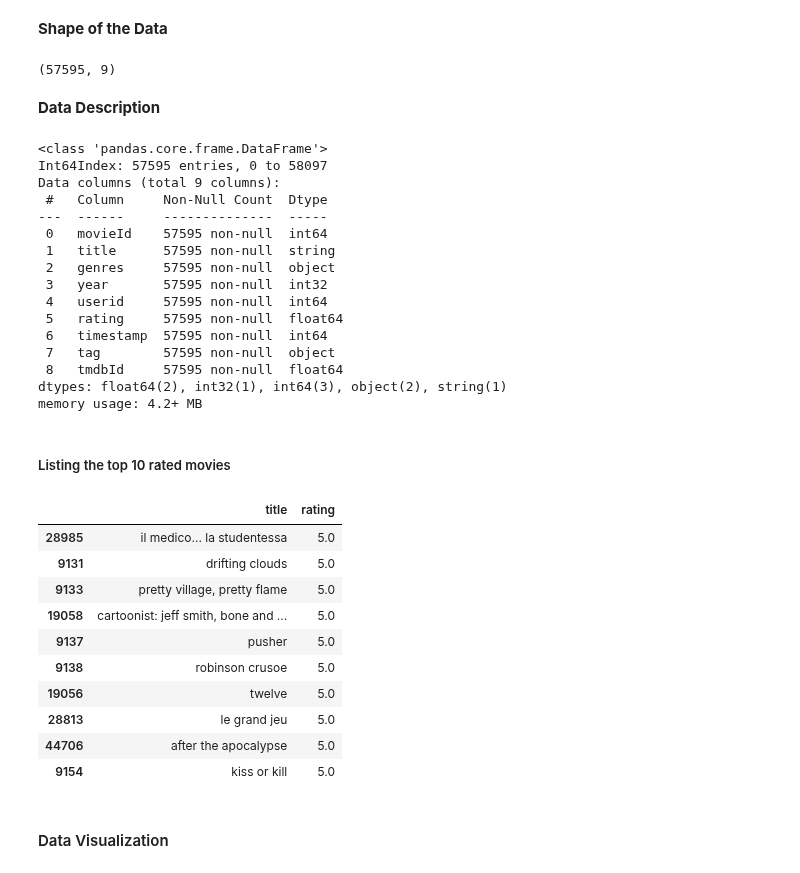
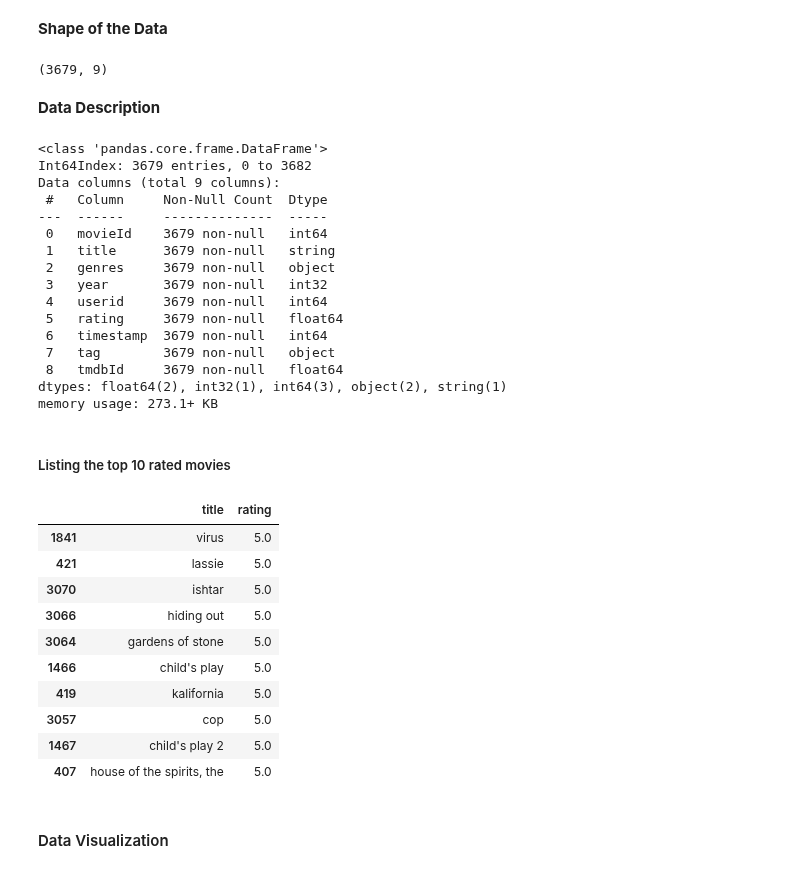
Before and after one commit to sunil3092/DBSEdu, a Jupyter notebook: Sem 2/Recommender System/CA/CA_Sunil_Gauda_10595858.ipynb, the cells around one changed output. Saved outputs shown, nothing was run; the diff lists cells and outputs as text; code cells hidden in the pictures.

```diff
--- a/Sem 2/Recommender System/CA/CA_Sunil_Gauda_10595858.ipynb
+++ b/Sem 2/Recommender System/CA/CA_Sunil_Gauda_10595858.ipynb
@@ -45,7 +45,7 @@ Use the following link for smaller data set as the large dataset can fail on cal
 * **update the path of the data**
 * **use_large** should be **False**
 # %%
-use_large = True
+use_large = False
 if use_large:
     movies = pd.read_csv("../../../../DataSets/ml-latest/movies.csv")
     ratings = pd.read_csv("../../../../DataSets/ml-latest/ratings.csv")
@@ -90,18 +90,18 @@ movies.head()
 Final Data Frame contains all the data required for exploratory analysis of the data and visualise the data using various techniques.
 # %%
 # Preparing the Data frame by combining all necessary columns from other dataframes
-final_df = movies
-final_df["userid"] = ratings["userId"]
-final_df["rating"] = ratings["rating"]
-final_df["timestamp"] = ratings["timestamp"]
-final_df["tag"] = tags["tag"]
-final_df["tmdbId"] = links["tmdbId"]
+movies_final_df = movies
+movies_final_df["userid"] = ratings["userId"]
+movies_final_df["rating"] = ratings["rating"]
+movies_final_df["timestamp"] = ratings["timestamp"]
+movies_final_df["tag"] = tags["tag"]
+movies_final_df["tmdbId"] = links["tmdbId"]
 # %% [markdown]
 ##### Dropping the NA columns
 As we have a huge amount of data, and the NA counts for tags only, that is also few hundread of the entire dataset we can get rid of NA rows.
 # %%
-final_df.dropna(inplace=True)
-final_df.isna().sum()
+movies_final_df.dropna(inplace=True)
+movies_final_df.isna().sum()
 # %% [output]
 movieId      0
 title        0
@@ -129,46 +129,47 @@ final_df.head()
 # %% [markdown]
 **Shape of the Data**
 # %%
-final_df.shape
+movies_final_df.shape
 # %% [output]
-(57595, 9)
+(3679, 9)
 # %% [markdown]
 **Data Description**
 # %%
-final_df.info();
+movies_final_df.info()
 # %% [output]
 <class 'pandas.core.frame.DataFrame'>
-Int64Index: 57595 entries, 0 to 58097
+Int64Index: 3679 entries, 0 to 3682
 Data columns (total 9 columns):
  #   Column     Non-Null Count  Dtype
 ---  ------     --------------  -----
- 0   movieId    57595 non-null  int64
- 1   title      57595 non-null  string
- 2   genres     57595 non-null  object
- 3   year       57595 non-null  int32
- 4   userid     57595 non-null  int64
- 5   rating     57595 non-null  float64
- 6   timestamp  57595 non-null  int64
- 7   tag        57595 non-null  object
- 8   tmdbId     57595 non-null  float64
+ 0   movieId    3679 non-null   int64
+ 1   title      3679 non-null   string
+ 2   genres     3679 non-null   object
+ 3   year       3679 non-null   int32
+ 4   userid     3679 non-null   int64
+ 5   rating     3679 non-null   float64
+ 6   timestamp  3679 non-null   int64
+ 7   tag        3679 non-null   object
+ 8   tmdbId     3679 non-null   float64
 dtypes: float64(2), int32(1), int64(3), object(2), string(1)
-memory usage: 4.2+ MB
+memory usage: 273.1+ KB
 # %% [markdown]
 ##### Listing the top 10 rated movies
 # %%
-final_df[['title', 'rating']].sort_values('rating', ascending=False).head(10)
+movies_final_df[['title', 'rating']].sort_values(
+    'rating', ascending=False).head(10)
 # %% [output]
 |  | title | rating |
-| 28985 | il medico... la studentessa | 5.0 |
-| 9131 | drifting clouds | 5.0 |
-| 9133 | pretty village, pretty flame | 5.0 |
-| 19058 | cartoonist: jeff smith, bone and ... | 5.0 |
-| 9137 | pusher | 5.0 |
-| 9138 | robinson crusoe | 5.0 |
-| 19056 | twelve | 5.0 |
-| 28813 | le grand jeu | 5.0 |
-| 44706 | after the apocalypse | 5.0 |
-| 9154 | kiss or kill | 5.0 |
+| 1841 | virus | 5.0 |
+| 421 | lassie | 5.0 |
+| 3070 | ishtar | 5.0 |
+| 3066 | hiding out | 5.0 |
+| 3064 | gardens of stone | 5.0 |
+| 1466 | child's play | 5.0 |
+| 419 | kalifornia | 5.0 |
+| 3057 | cop | 5.0 |
+| 1467 | child's play 2 | 5.0 |
+| 407 | house of the spirits, the | 5.0 |
 # %% [markdown]
 #### Data Visualization
 # %% [markdown]
```
Also changed, not shown: parts of 15 cells of this notebook.
